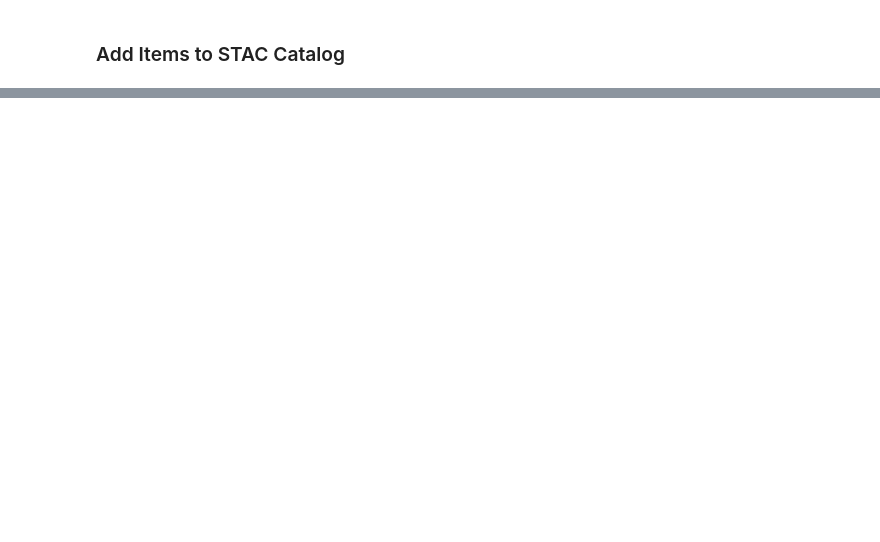
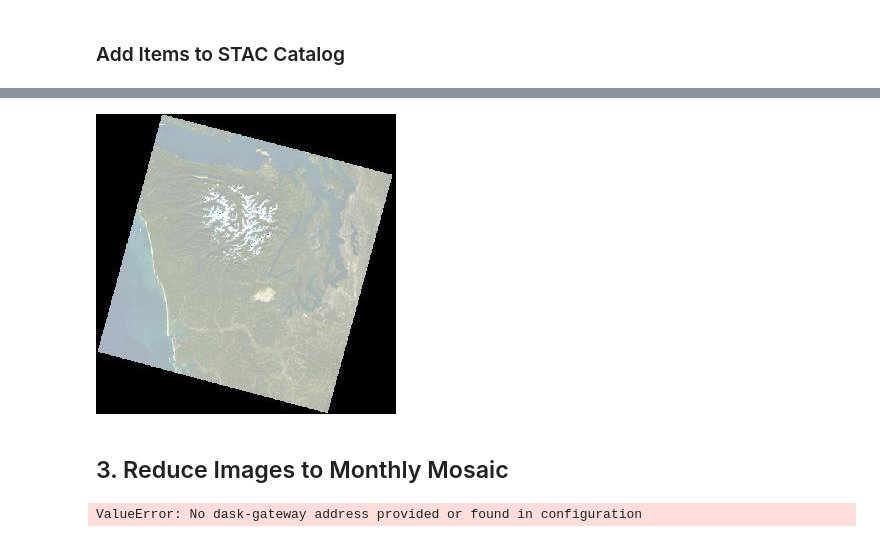
Before and after one commit to alexberndt/geospatial-data, a Jupyter notebook: src/ml_notebooks/stac/stac.ipynb, the cells around one changed output, grey strips where cells are left out. Drawn from its saved outputs; the diff is of its cells as text; code cells hidden in the pictures; blank space fills up the shorter version.

```diff
--- a/src/ml_notebooks/stac/stac.ipynb
+++ b/src/ml_notebooks/stac/stac.ipynb
@@ -225,0 +296,4 @@ for index, item in enumerate(stac_items):
+# %%
+items = list(search.get_items())
+for item in items:
+    print(f"{item.id}: {item.datetime}")
@@ -225,0 +305,2 @@ for index, item in enumerate(stac_items):
+# %%
+selected_item = sorted(items, key=lambda item: item.properties["eo:cloud_cover"])[0]
@@ -225,0 +328,5 @@ for index, item in enumerate(stac_items):
+# %%
+import json
+
+thumbnail_asset = selected_item.assets["thumbnail"]
+print(json.dumps(thumbnail_asset.to_dict(), indent=2))
@@ -225,0 +339,17 @@ for index, item in enumerate(stac_items):
+# %%
+import requests
+
+requests.get(thumbnail_asset.href)
+
+import planetary_computer as pc
+
+signed_href = pc.sign(thumbnail_asset.href)
+# %%
+from PIL import Image
+from urllib.request import urlopen
+
+Image.open(urlopen(signed_href))
+# %% [output]
+[figure, added]
+# %% [markdown]
+## 3. Reduce Images to Monthly Mosaic
@@ -225,0 +368,9 @@ for index, item in enumerate(stac_items):
+# %%
+cluster = GatewayCluster()  # Creates the Dask Scheduler. Might take a minute.
+
+client = cluster.get_client()
+
+cluster.adapt(minimum=4, maximum=24)
+print(cluster.dashboard_link)
+# %% [output]
+ValueError: No dask-gateway address provided or found in configuration
```
Also changed, not shown: parts of 26 cells of this notebook, 2 other files.
